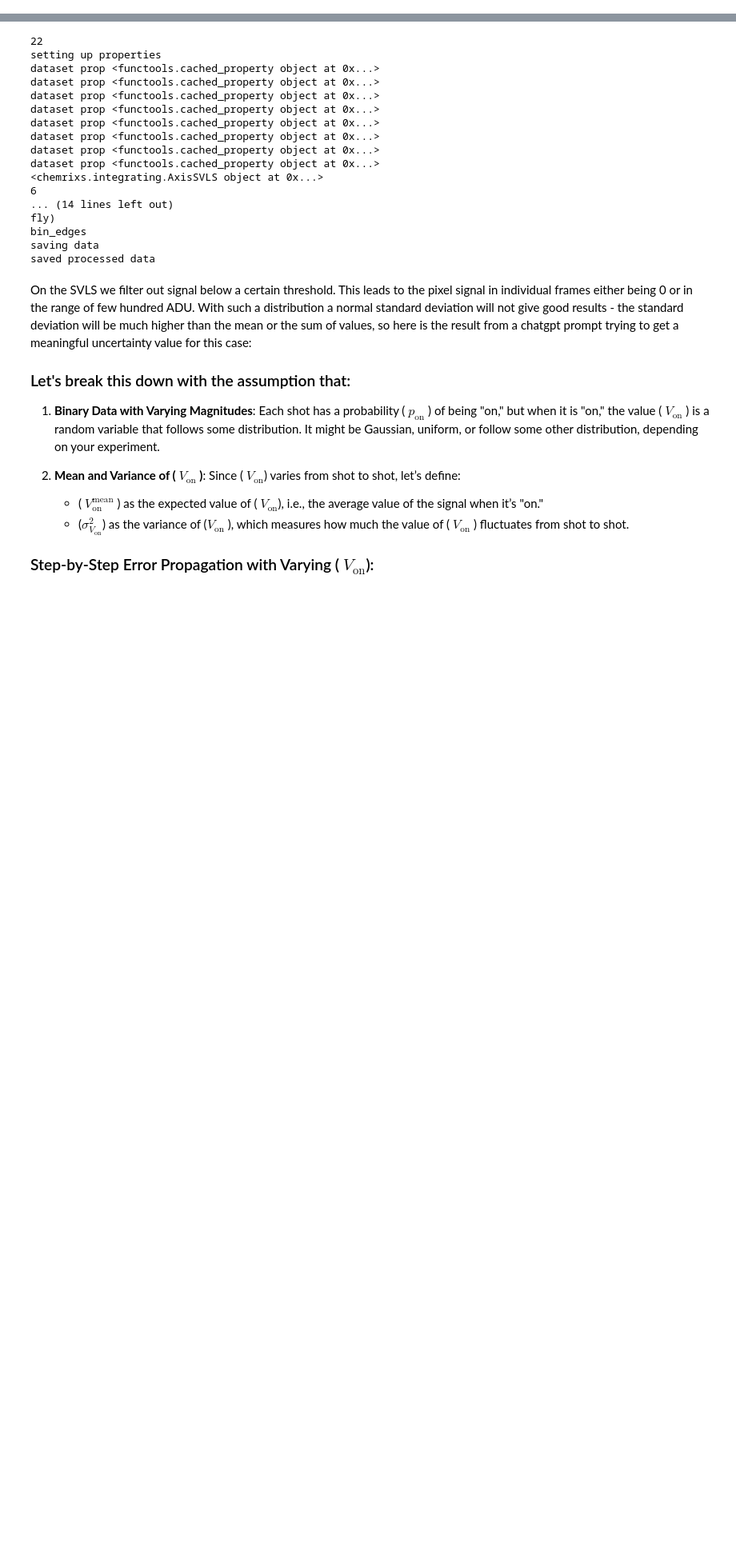
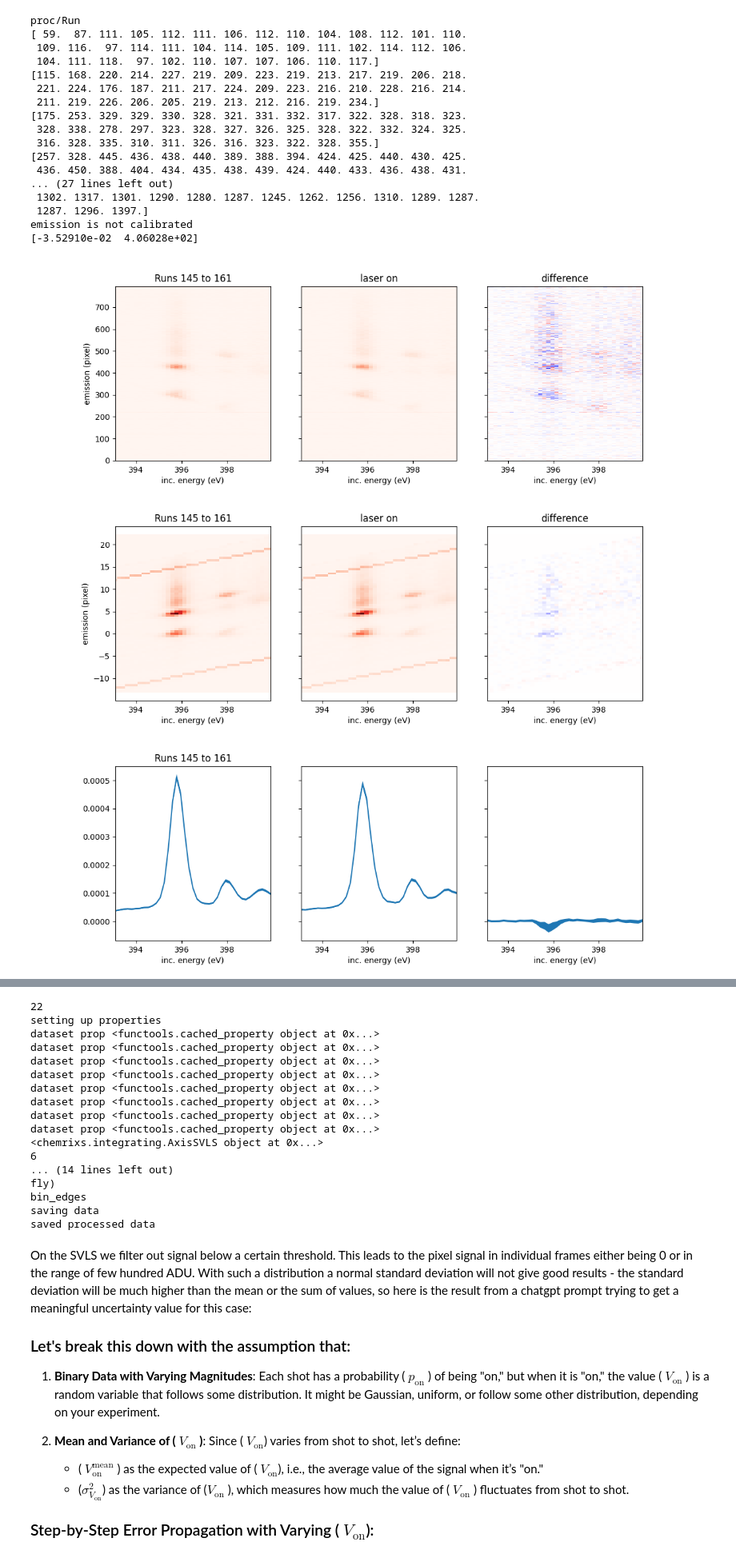
Before and after one commit to AmkeNimm/DataAcceleratorChemRIXS, a Jupyter notebook: jupyter_notebook/errorest_test.ipynb, the cells around one changed output, grey strips where cells are left out. Shown at 80% size. Cells and saved outputs as stored; diff of their text form; code cells hidden in the pictures; blank space fills up the shorter version.

```diff
--- a/jupyter_notebook/errorest_test.ipynb
+++ b/jupyter_notebook/errorest_test.ipynb
@@ -12,3 +12,48 @@ from chemrixs.process import Reduced
 from chemrixs.utils import *
 from pathlib import Path
 %matplotlib widget
+# %%
+base_folder =  '/sdf/data/lcls/ds/rix/'
+proc_folder = './proc/'
+exp = 'rix101331225'
+
+bgrun = 6
+runs = [145,147,148,149,150,152,154,156,157,158,160,161]
+#[22,23,26,27,29,30,31,32]
+
+exp = 'rix101331225'
+
+
+fyaml = '../roi_inputTT.yml'
+
+bgname = f'{base_folder}/{exp}/hdf5/smalldata/{exp}_Run{bgrun:04d}.h5'
+bgyaml = '../BGroi_input.yml'
+
+avg = Average(runs, proc_path = 'proc/Run', avg = 'mean', output_path = f'avg/{runs[0]}_to_{runs[-1]}.h5',
+             raw_path = f'{base_folder}/{exp}/hdf5/smalldata/{exp}_Run' , bgpath = bgname, fyaml=fyaml, bgyaml=bgyaml,
+             save= True,norm = True,scantype='mono_fly')
+
+avg.plot_svls2D(figsize=(12,4),savefig=True,calibrated=False)
+avg.plot_svls2D_ET(figsize=(12,4),savefig=True,ETstep=0.3)
+avg.plot_svls1D(figsize=(12,4))
+# %% [output]
+proc/Run
+[ 59.  87. 111. 105. 112. 111. 106. 112. 110. 104. 108. 112. 101. 110.
+ 109. 116.  97. 114. 111. 104. 114. 105. 109. 111. 102. 114. 112. 106.
+ 104. 111. 118.  97. 102. 110. 107. 107. 106. 110. 117.]
+[115. 168. 220. 214. 227. 219. 209. 223. 219. 213. 217. 219. 206. 218.
+ 221. 224. 176. 187. 211. 217. 224. 209. 223. 216. 210. 228. 216. 214.
+ 211. 219. 226. 206. 205. 219. 213. 212. 216. 219. 234.]
+[175. 253. 329. 329. 330. 328. 321. 331. 332. 317. 322. 328. 318. 323.
+ 328. 338. 278. 297. 323. 328. 327. 326. 325. 328. 322. 332. 324. 325.
+ 316. 328. 335. 310. 311. 326. 316. 323. 322. 328. 355.]
+[257. 328. 445. 436. 438. 440. 389. 388. 394. 424. 425. 440. 430. 425.
+ 436. 450. 388. 404. 434. 435. 438. 439. 424. 440. 433. 436. 438. 431.
+... (27 lines left out)
+ 1302. 1317. 1301. 1290. 1280. 1287. 1245. 1262. 1256. 1310. 1289. 1287.
+ 1287. 1296. 1397.]
+emission is not calibrated
+[-3.52910e-02  4.06028e+02]
+[figure, added]
+[figure, added]
+[figure, added]
```
Also changed, not shown: parts of 1 cell of this notebook, 2 other files.
